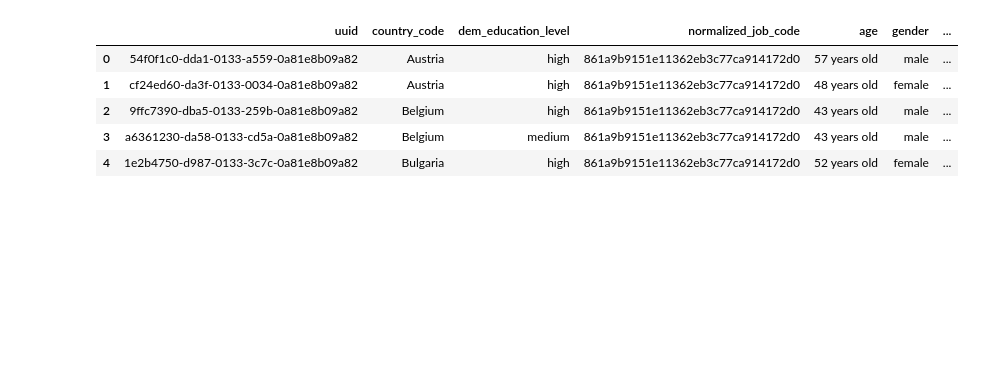
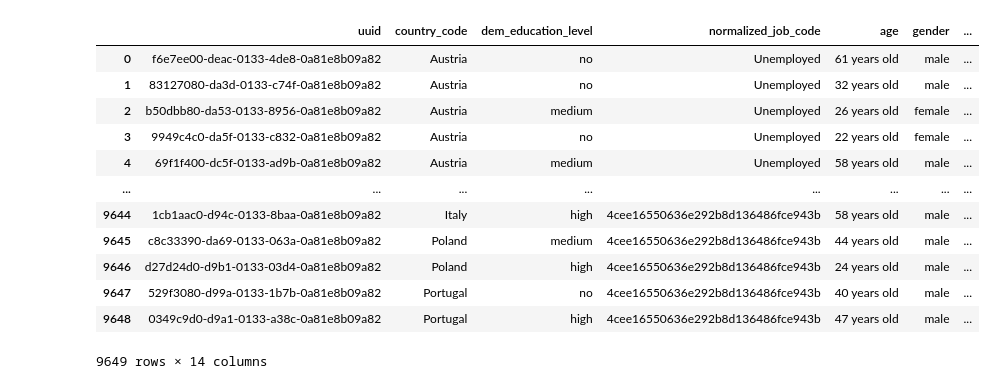
Before and after one commit to markaww/workforce_research, a Jupyter notebook: notebooks/proyect1_test.ipynb, the cells around one changed output. Cells and saved outputs as stored; diff of their text form; code cells hidden in the pictures; blank space fills up the shorter version.

```diff
--- a/notebooks/proyect1_test.ipynb
+++ b/notebooks/proyect1_test.ipynb
@@ -2,0 +5,34 @@
+# %%
+def acquire_db():
+
+    # 1/3 Connection to the db
+
+    sqlitedb_rel_path = '../data/processed/raw_data_project_m1.db'
+    conn_str = f'sqlite:///{sqlitedb_rel_path}'
+    engine = create_engine(conn_str)
+
+    # Use dBeaver to cleanup a few fields i.e. gender, then make a DataFrame:
+
+    sql_query = """
+    SELECT country_info.uuid,
+           country_info.country_code,
+           career_info.dem_education_level,
+           career_info.normalized_job_code,
+           personal_info.age,
+           personal_info.gender,
+           poll_info.question_bbi_2016wave4_basicincome_vote,
+           poll_info.question_bbi_2016wave4_basicincome_argumentsagainst,
+       poll_info.question_bbi_2016wave4_basicincome_argumentsfor
+    FROM country_info
+    JOIN career_info ON country_info.uuid = career_info.uuid
+    JOIN personal_info ON personal_info.uuid = career_info.uuid
+    JOIN poll_info ON poll_info.uuid = personal_info.uuid
+    """
+
+    poll_db = pd.read_sql_query(sql_query, engine)
+
+
+    return poll_db
+# %%
+poll_db = acquire_db()
+poll_db
@@ -124,0 +111,3 @@ def acquire():
+# %%
+api_skills = acquire_api()
+api_skills
@@ -125,10 +188,17 @@ def acquire():
 # %%
-aquired_result = acquire()
+aquired_result = web()
 aquired_result
 # %% [output]
 |  | uuid | country_code | dem_education_level | normalized_job_code | age | gender | ... |
-| 0 | 54f0f1c0-dda1-0133-a559-0a81e8b09a82 | Austria | high | 861a9b9151e11362eb3c77ca914172d0 | 57 years old | male | ... |
-| 1 | cf24ed60-da3f-0133-0034-0a81e8b09a82 | Austria | high | 861a9b9151e11362eb3c77ca914172d0 | 48 years old | female | ... |
-| 2 | 9ffc7390-dba5-0133-259b-0a81e8b09a82 | Belgium | high | 861a9b9151e11362eb3c77ca914172d0 | 43 years old | male | ... |
-| 3 | a6361230-da58-0133-cd5a-0a81e8b09a82 | Belgium | medium | 861a9b9151e11362eb3c77ca914172d0 | 43 years old | male | ... |
-| 4 | 1e2b4750-d987-0133-3c7c-0a81e8b09a82 | Bulgaria | high | 861a9b9151e11362eb3c77ca914172d0 | 52 years old | female | ... |
+| 0 | f6e7ee00-deac-0133-4de8-0a81e8b09a82 | Austria | no | Unemployed | 61 years old | male | ... |
+| 1 | 83127080-da3d-0133-c74f-0a81e8b09a82 | Austria | no | Unemployed | 32 years old | male | ... |
+| 2 | b50dbb80-da53-0133-8956-0a81e8b09a82 | Austria | medium | Unemployed | 26 years old | female | ... |
+| 3 | 9949c4c0-da5f-0133-c832-0a81e8b09a82 | Austria | no | Unemployed | 22 years old | female | ... |
+| 4 | 69f1f400-dc5f-0133-ad9b-0a81e8b09a82 | Austria | medium | Unemployed | 58 years old | male | ... |
+| ... | ... | ... | ... | ... | ... | ... | ... |
+| 9644 | 1cb1aac0-d94c-0133-8baa-0a81e8b09a82 | Italy | high | 4cee16550636e292b8d136486fce943b | 58 years old | male | ... |
+| 9645 | c8c33390-da69-0133-063a-0a81e8b09a82 | Poland | medium | 4cee16550636e292b8d136486fce943b | 44 years old | male | ... |
+| 9646 | d27d24d0-d9b1-0133-03d4-0a81e8b09a82 | Poland | high | 4cee16550636e292b8d136486fce943b | 24 years old | male | ... |
+| 9647 | 529f3080-d99a-0133-1b7b-0a81e8b09a82 | Portugal | no | 4cee16550636e292b8d136486fce943b | 40 years old | male | ... |
+| 9648 | 0349c9d0-d9a1-0133-a38c-0a81e8b09a82 | Portugal | high | 4cee16550636e292b8d136486fce943b | 47 years old | male | ... |
+9649 rows × 14 columns
```
Also changed, not shown: parts of 17 cells of this notebook, 9 other files.
